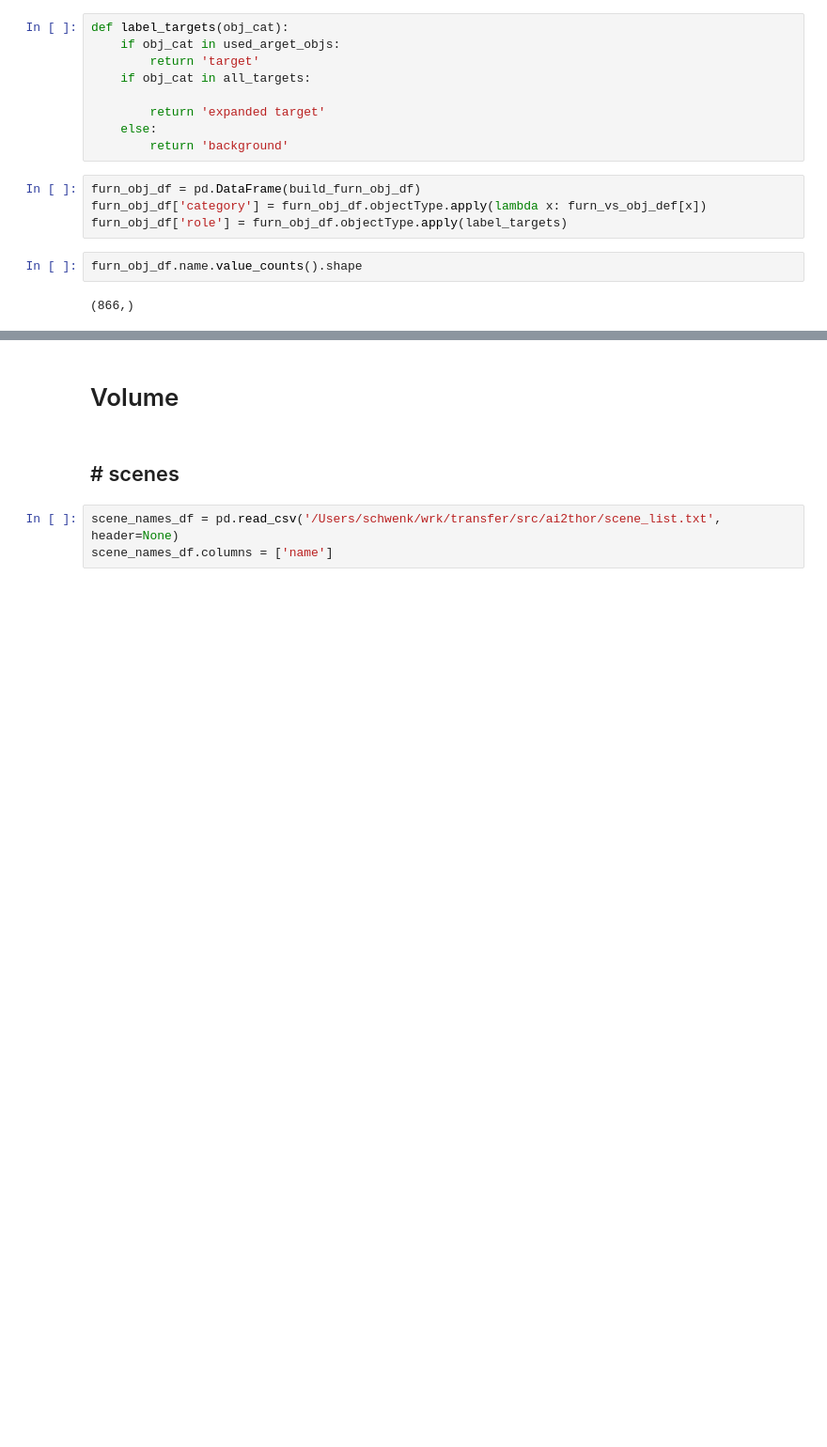
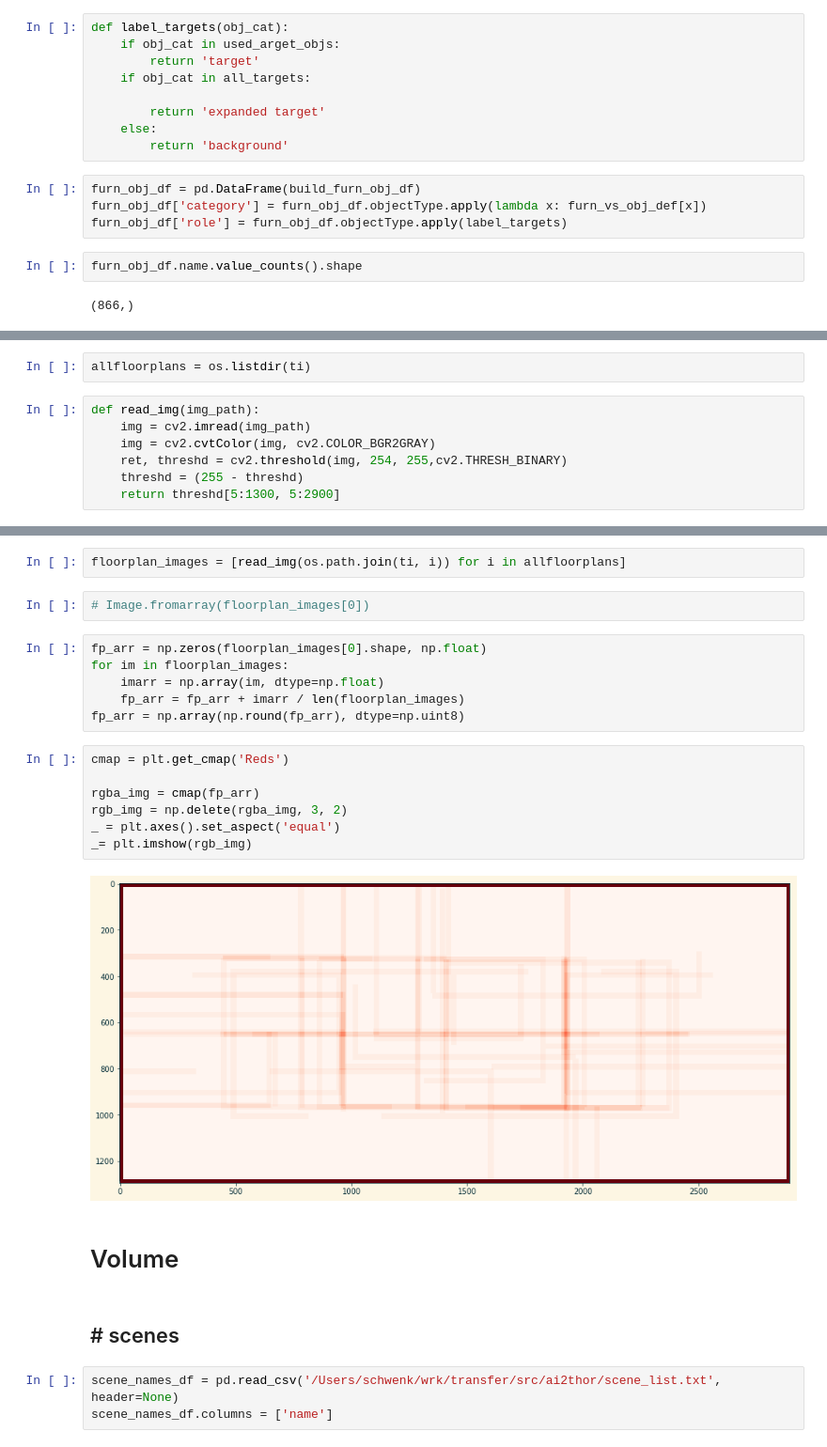
Before and after one commit to drschwenk/transfer, a Jupyter notebook: robothor_stats.ipynb, the cells around one changed output, grey strips where cells are left out. Shown: that part at 94% size. Drawn from its saved outputs; the diff is of its cells as text; blank space fills up the shorter version.

```diff
--- a/robothor_stats.ipynb
+++ b/robothor_stats.ipynb
@@ -237,0 +241,9 @@ furn_obj_df.describe()
+# %%
+allfloorplans = os.listdir(ti)
+# %%
+def read_img(img_path):
+    img = cv2.imread(img_path)
+    img = cv2.cvtColor(img, cv2.COLOR_BGR2GRAY)
+    ret, threshd = cv2.threshold(img, 254, 255,cv2.THRESH_BINARY)
+    threshd = (255 - threshd)
+    return threshd[5:1300, 5:2900]
@@ -238,3 +254,22 @@ furn_obj_df.describe()
+# %%
+floorplan_images = [read_img(os.path.join(ti, i)) for i in allfloorplans]
+# %%
+# Image.fromarray(floorplan_images[0])
+# %%
+fp_arr = np.zeros(floorplan_images[0].shape, np.float)
+for im in floorplan_images:
+    imarr = np.array(im, dtype=np.float)
+    fp_arr = fp_arr + imarr / len(floorplan_images)
+fp_arr = np.array(np.round(fp_arr), dtype=np.uint8)
+# %%
+cmap = plt.get_cmap('Reds')
+
+rgba_img = cmap(fp_arr)
+rgb_img = np.delete(rgba_img, 3, 2)
+_ = plt.axes().set_aspect('equal')
+_= plt.imshow(rgb_img)
+# %% [output]
+[figure, added]
 # %% [markdown]
 # Volume
 # %% [markdown]
```
Also changed, not shown: parts of 12 cells of this notebook.
